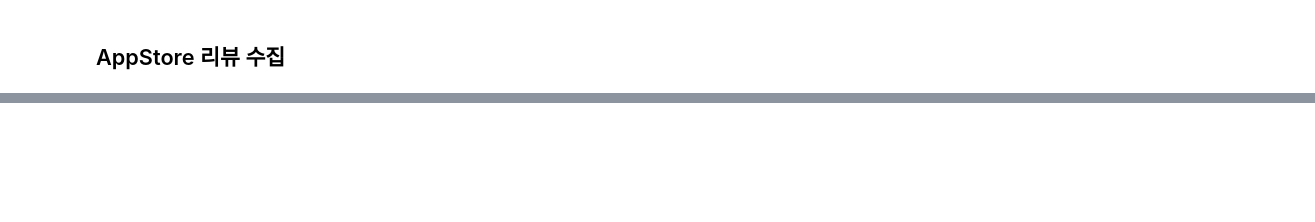
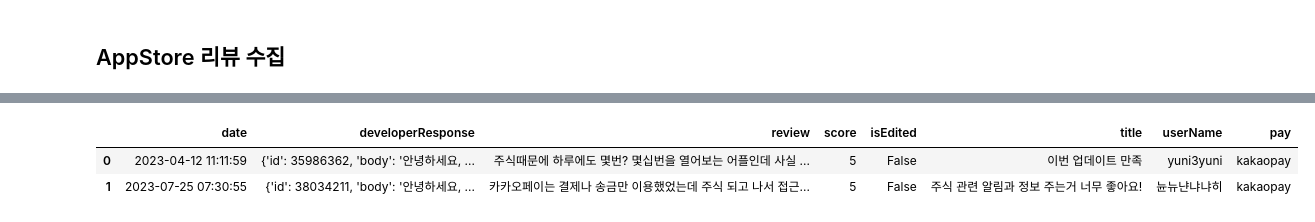
Before and after one commit to ChamiKim/Pay-App-Viz, a Jupyter notebook: 1. Data Crawling.ipynb, the cells around one changed output, grey strips where cells are left out. Drawn from its saved outputs; the diff is of its cells as text; code cells hidden in the pictures; blank space fills up the shorter version.

```diff
--- a/1. Data Crawling.ipynb
+++ b/1. Data Crawling.ipynb
@@ -55,8 +68,8 @@ df
 # %%
 def Extract_reviews(app_name:str, app_id:int):
   pay = AppStore(country='kr', app_name=app_name, app_id=app_id)
-  pay.review(after = start_date)
-  pay_reviews = pd.DataFrame(pay.reviews).sort_values('date', ascending=False).reset_index(drop=True)
+  pay.review()
+  pay_reviews = pd.DataFrame(pay.reviews)
   pay_reviews['pay'] = app_name
   return pay_reviews
 # %%
@@ -98,0 +130,6 @@ driver = webdriver.Chrome()
+# %%
+app_store_reviews.head(2)
+# %% [output]
+|  | date | developerResponse | review | score | isEdited | title | userName | pay |
+| 0 | 2023-04-12 11:11:59 | {'id': 35986362, 'body': '안녕하세요, ... | 주식때문에 하루에도 몇번? 몇십번을 열어보는 어플인데 사실 ... | 5 | False | 이번 업데이트 만족 | yuni3yuni | kakaopay |
+| 1 | 2023-07-25 07:30:55 | {'id': 38034211, 'body': '안녕하세요, ... | 카카오페이는 결제나 송금만 이용했었는데 주식 되고 나서 접근... | 5 | False | 주식 관련 알림과 정보 주는거 너무 좋아요! | 뉸뉴냔냐냐히 | kakaopay |
```
Also changed, not shown: parts of 9 cells of this notebook.
